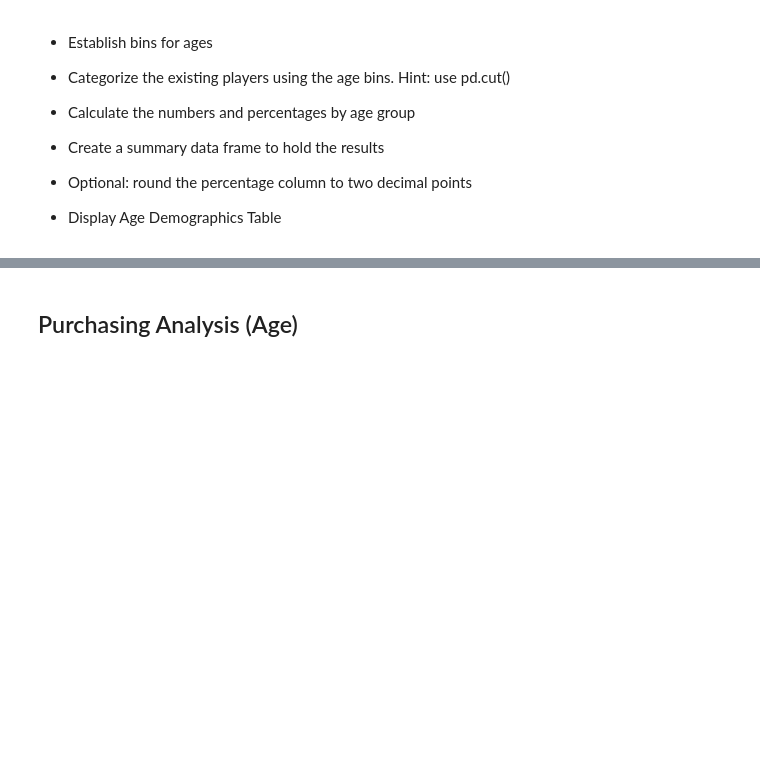
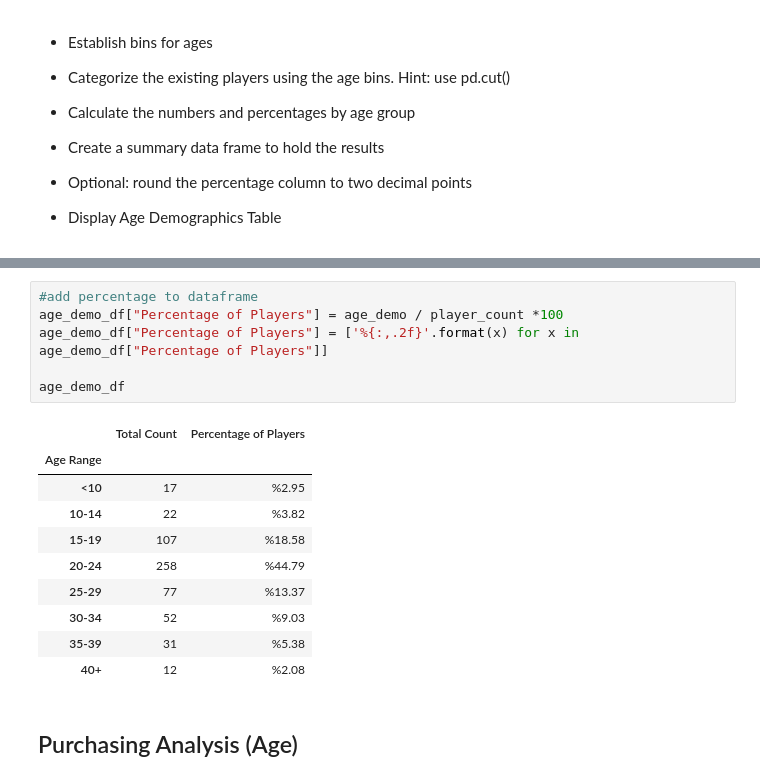
Before and after one commit to JustinCoulter/Exploring_Pandas, a Jupyter notebook: Heroes_Of_Pymoli/HeroesOfPymoli_starter.ipynb, the cells around one changed output, grey strips where cells are left out. Saved outputs shown, nothing was run; the diff lists cells and outputs as text; blank space fills up the shorter version.

```diff
--- a/Heroes_Of_Pymoli/HeroesOfPymoli_starter.ipynb
+++ b/Heroes_Of_Pymoli/HeroesOfPymoli_starter.ipynb
@@ -247,3 +262,20 @@ dtype: int64
+# %%
+#add percentage to dataframe
+age_demo_df["Percentage of Players"] = age_demo / player_count *100
+age_demo_df["Percentage of Players"] = ['%{:,.2f}'.format(x) for x in age_demo_df["Percentage of Players"]]
+
+age_demo_df
+# %% [output]
+|  | Total Count | Percentage of Players |
+| Age Range |  |  |
+| <10 | 17 | %2.95 |
+| 10-14 | 22 | %3.82 |
+| 15-19 | 107 | %18.58 |
+| 20-24 | 258 | %44.79 |
+| 25-29 | 77 | %13.37 |
+| 30-34 | 52 | %9.03 |
+| 35-39 | 31 | %5.38 |
+| 40+ | 12 | %2.08 |
 # %% [markdown]
 ## Purchasing Analysis (Age)
 # %% [markdown]
```
Also changed, not shown: parts of 5 cells of this notebook.
